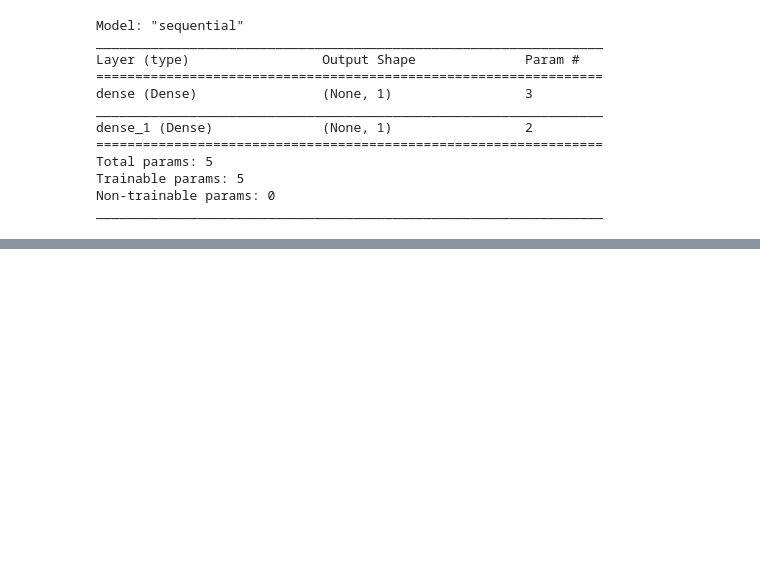
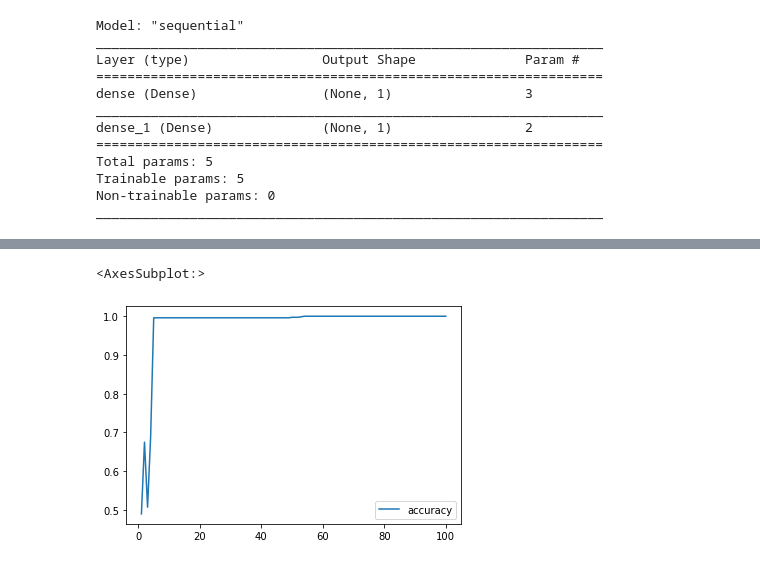
Before and after one commit to WTAN241/Neural_Network_Charity_Analysis, a Jupyter notebook: Basic Neural Network.ipynb, the cells around one changed output, grey strips where cells are left out. Cells and saved outputs as stored; diff of their text form; code cells hidden in the pictures; blank space fills up the shorter version.

```diff
--- a/Basic Neural Network.ipynb
+++ b/Basic Neural Network.ipynb
@@ -83,0 +93,6 @@ Epoch 100/100
+# %%
+# Plot the accuracy
+history_df.plot(y="accuracy")
+# %% [output]
+<AxesSubplot:>
+[figure, added]
```
Also changed, not shown: parts of 8 cells of this notebook.
